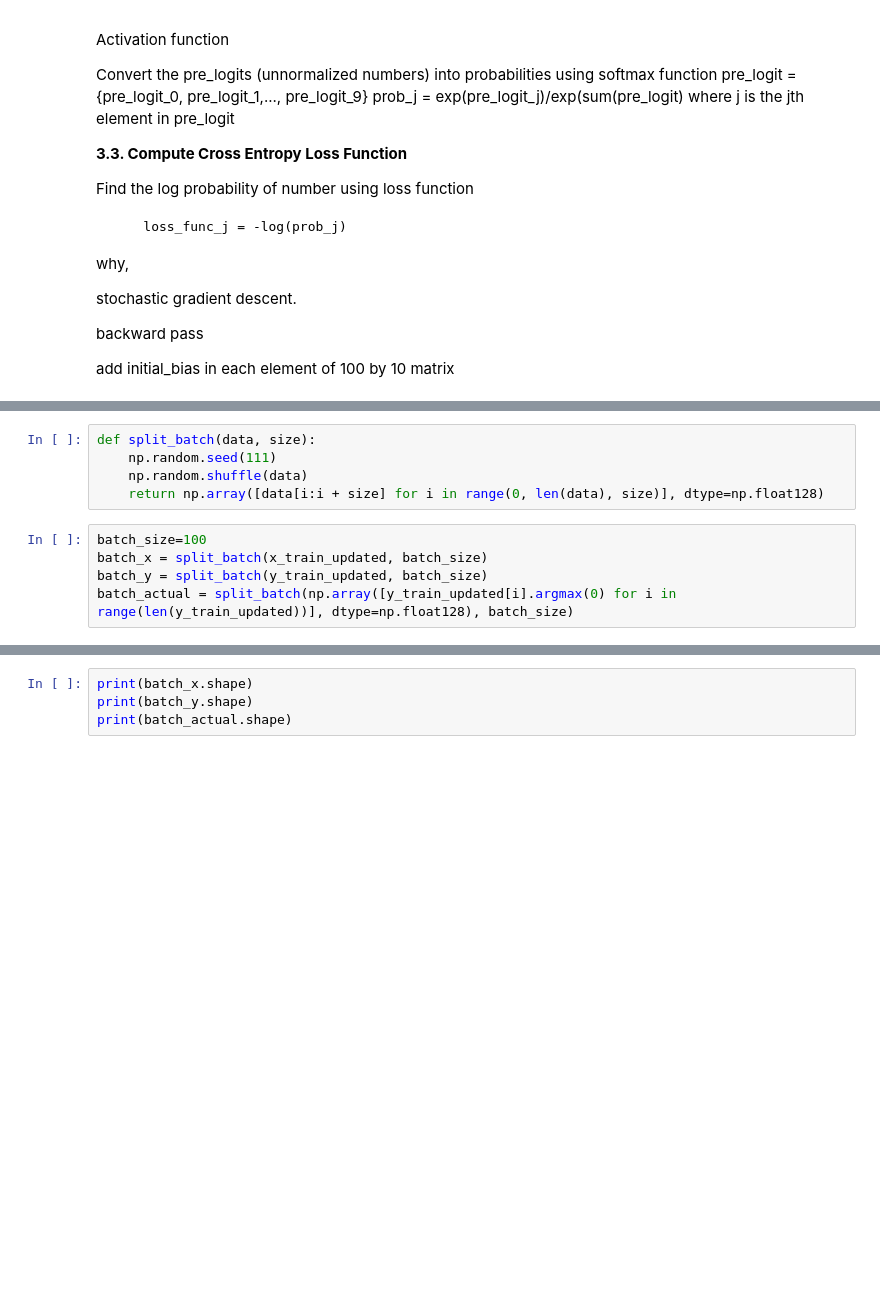
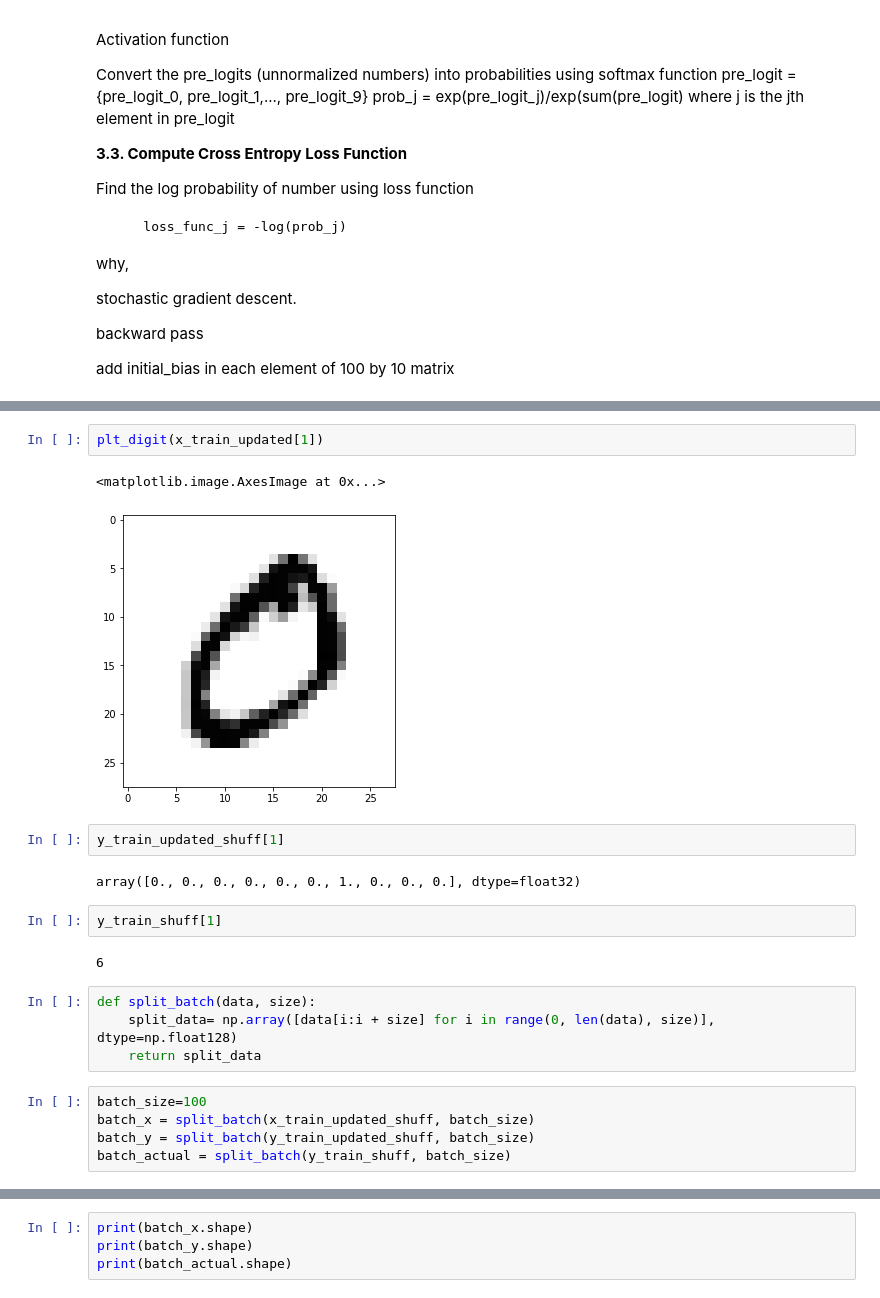
Before and after one commit to d-ghale/DataSciencePython, a Jupyter notebook: NN_from_scratch.ipynb, the cells around one changed output, grey strips where cells are left out. Saved outputs shown, nothing was run; the diff lists cells and outputs as text; blank space fills up the shorter version.

```diff
--- a/NN_from_scratch.ipynb
+++ b/NN_from_scratch.ipynb
@@ -209,10 +229,22 @@ add initial_bias in each element of 100 by 10 matrix
+# %%
+plt_digit(x_train_updated[1])
+# %% [output]
+<matplotlib.image.AxesImage at 0x...>
+[figure, added]
+# %%
+y_train_updated_shuff[1]
+# %% [output]
+array([0., 0., 0., 0., 0., 0., 1., 0., 0., 0.], dtype=float32)
+# %%
+y_train_shuff[1]
+# %% [output]
+6
 # %%
 def split_batch(data, size):
-    np.random.seed(111)
-    np.random.shuffle(data)
-    return np.array([data[i:i + size] for i in range(0, len(data), size)], dtype=np.float128)
+    split_data= np.array([data[i:i + size] for i in range(0, len(data), size)], dtype=np.float128)
+    return split_data
 # %%
 batch_size=100
-batch_x = split_batch(x_train_updated, batch_size)
-batch_y = split_batch(y_train_updated, batch_size)
-batch_actual = split_batch(np.array([y_train_updated[i].argmax(0) for i in range(len(y_train_updated))], dtype=np.float128), batch_size)
+batch_x = split_batch(x_train_updated_shuff, batch_size)
+batch_y = split_batch(y_train_updated_shuff, batch_size)
+batch_actual = split_batch(y_train_shuff, batch_size)
```
Also changed, not shown: parts of 49 cells of this notebook.
